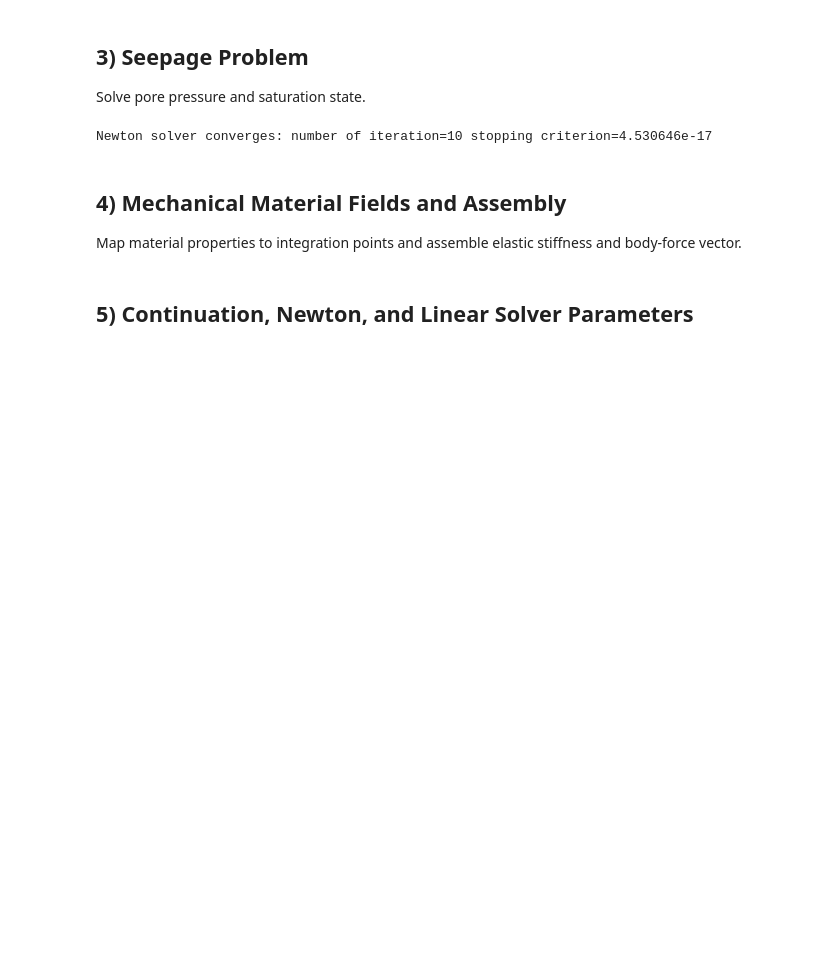
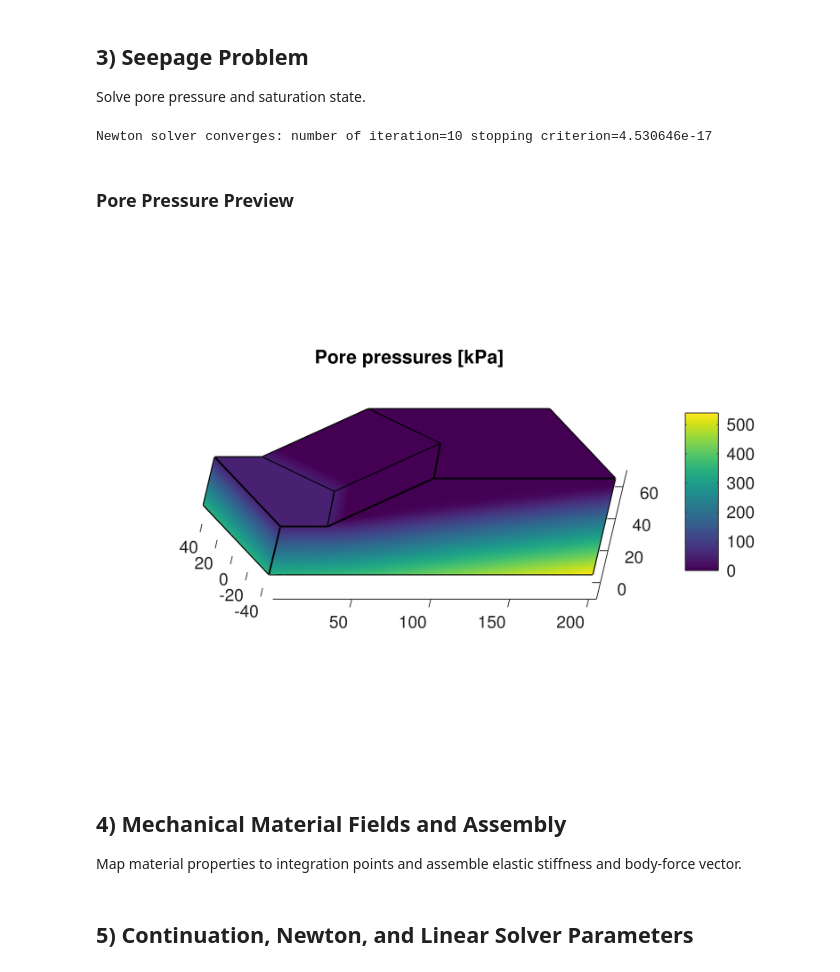
Before and after one commit to Beremi/slope_stability_octave, a Jupyter notebook: slope_stability/slope_stability_3D_hetero_seepage_SSR_comsol_demo.ipynb, the cells around one changed output. Saved outputs shown, nothing was run; the diff lists cells and outputs as text; code cells hidden in the pictures; blank space fills up the shorter version.

```diff
--- a/slope_stability/slope_stability_3D_hetero_seepage_SSR_comsol_demo.ipynb
+++ b/slope_stability/slope_stability_3D_hetero_seepage_SSR_comsol_demo.ipynb
@@ -141,6 +134,14 @@ mater_sat_ext = repmat(mater_sat, n_q, 1);
 saturation = mater_sat_ext(:);
 # %% [output]
 Newton solver converges: number of iteration=10 stopping criterion=4.530646e-17
+# %% [markdown]
+### Pore Pressure Preview
+# %%
+plotter.set_pore_pressure(pw);
+plotter.plot_pore_pressure();
+drawnow;
+# %% [output]
+[figure, added]
 # %% [markdown]
 ## 4) Mechanical Material Fields and Assembly
 
```
Also changed, not shown: parts of 11 cells of this notebook, 12 other files.
